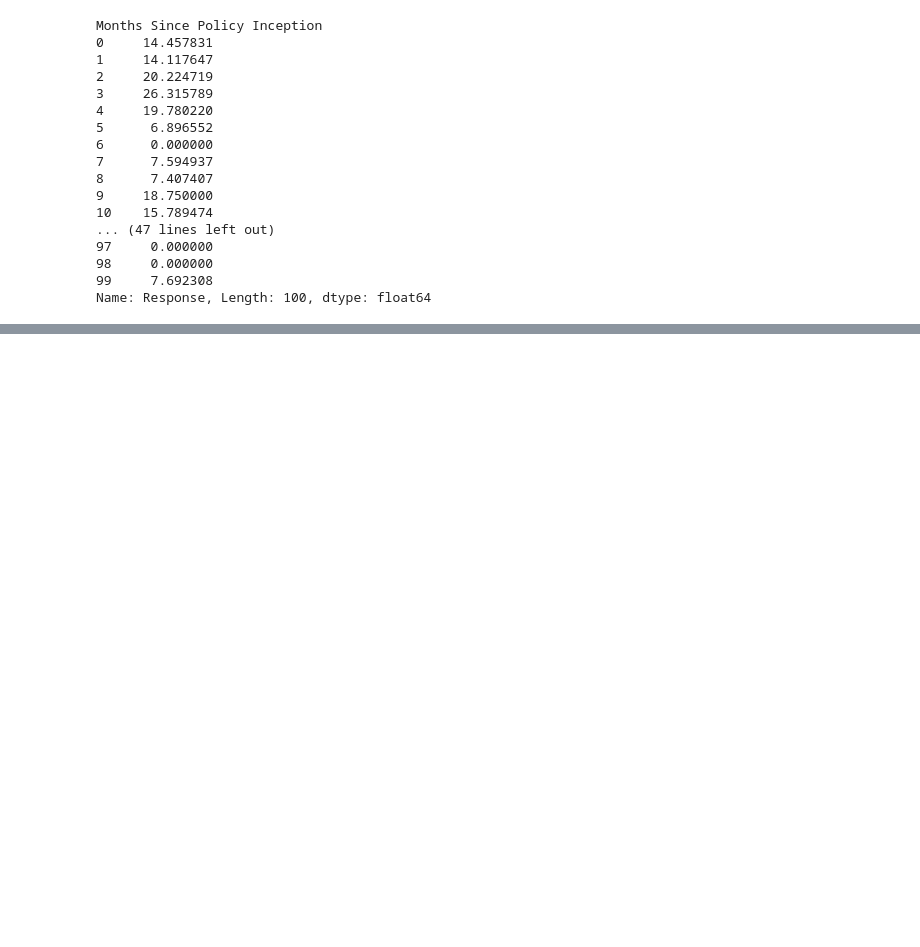
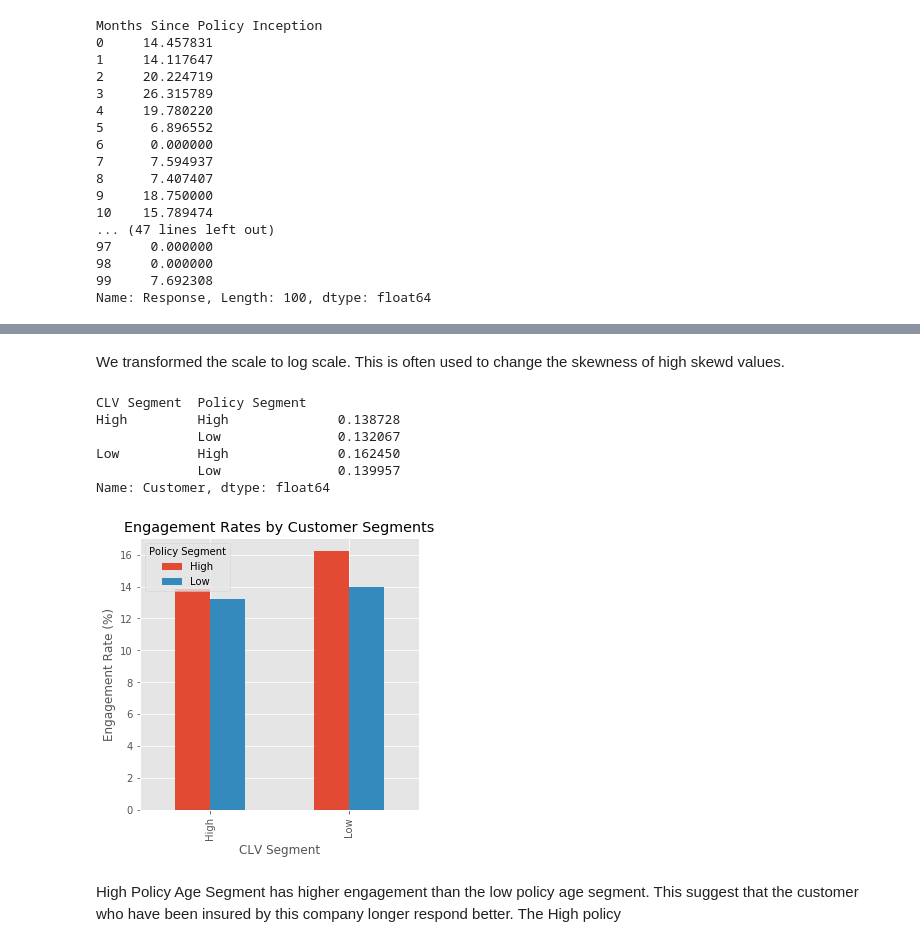
Before and after one commit to mwon3919/Data_Science_Projects, a Jupyter notebook: Customer_Analytics/Customer Analytics.ipynb, the cells around one changed output, grey strips where cells are left out. Cells and saved outputs as stored; diff of their text form; code cells hidden in the pictures; blank space fills up the shorter version.

```diff
--- a/Customer_Analytics/Customer Analytics.ipynb
+++ b/Customer_Analytics/Customer Analytics.ipynb
@@ -270,0 +375,33 @@ ax4.set_xlabel('Months Since Policy Inceptio')
+# %% [markdown]
+We transformed the scale to log scale. This is often used to change the skewness of high skewd values.
+# %%
+#see if there is any noticeable differene in the engagement rates
+
+eng_r_seg_df = df.loc[
+    df['Response'] == 'Yes'
+].groupby(['CLV Segment','Policy Segment']).count()['Customer']/ df.groupby([
+    'CLV Segment','Policy Segment'
+]).count()['Customer']
+# %%
+eng_r_seg_df
+# %% [output]
+CLV Segment  Policy Segment
+High         High              0.138728
+             Low               0.132067
+Low          High              0.162450
+             Low               0.139957
+Name: Customer, dtype: float64
+# %%
+#visualize the difference
+ax_eng_r_seg = (eng_r_seg_df.unstack() * 100.0).plot(
+    kind = 'bar',
+    figsize=(5,5)
+)
+
+ax_eng_r_seg.set_ylabel('Engagement Rate (%)')
+ax_eng_r_seg.set_title('Engagement Rates by Customer Segments')
+plt.show()
+# %% [output]
+[figure, added]
+# %% [markdown]
+High Policy Age Segment has higher engagement than the low policy age segment. This suggest that the customer who have been insured by this company longer respond better. The High policy
```
Also changed, not shown: parts of 9 cells of this notebook.
